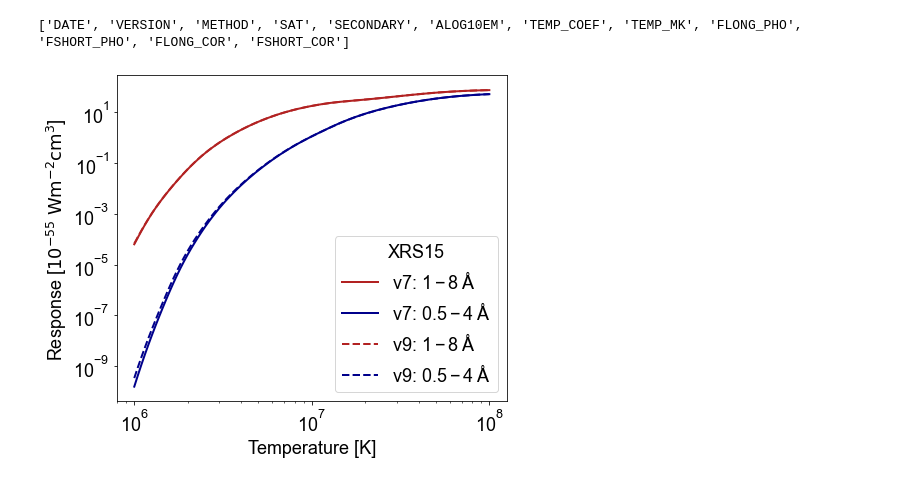
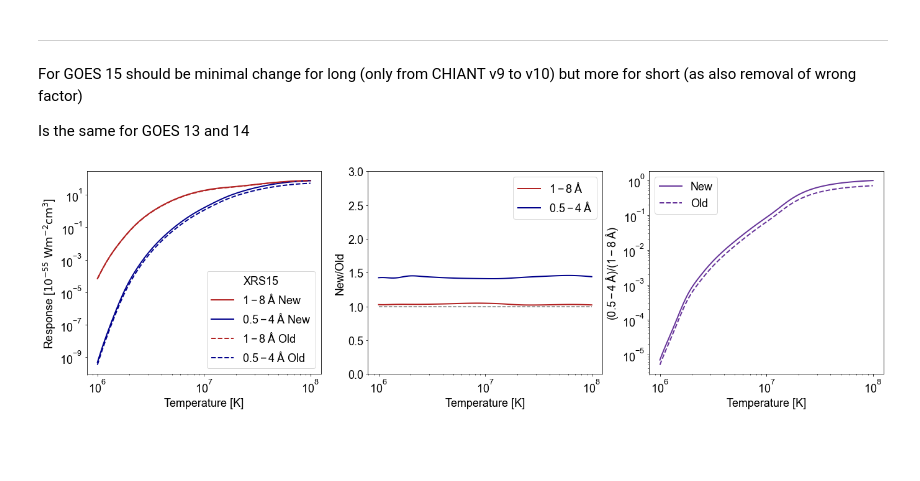
Before and after one commit to ianan/xrs_example, a Jupyter notebook: xrs_compare_tresp.ipynb, the cells around one changed output. Saved outputs shown, nothing was run; the diff lists cells and outputs as text; code cells hidden in the pictures; blank space fills up the shorter version.

Commit message:
updated to use new responses

```diff
--- a/xrs_compare_tresp.ipynb
+++ b/xrs_compare_tresp.ipynb
@@ -19,14 +21,0 @@ resp15_v7, resptmk15_v7 = gtem.get_resps_old()
-# %%
-# Load in the newer ones from the fits files created by
-# https://hesperia.gsfc.nasa.gov/ssw/gen/idl/synoptic/goes/buildresponse/goes_chianti_response.pro
-# version calculated in Jul-2020 for CHv9 and in
-# https://hesperia.gsfc.nasa.gov/ssw/gen/idl/atest/goes_chianti_resp_20200812.fits
-
-rfile='goes_chianti_resp_20200812.fits'
-hdulist = fits.open(rfile)
-respdat=hdulist[1].data
-resphdr = hdulist[1].header
-print(hdulist[1].columns.names)
-hdulist.close()
-# %% [output]
-['DATE', 'VERSION', 'METHOD', 'SAT', 'SECONDARY', 'ALOG10EM', 'TEMP_COEF', 'TEMP_MK', 'FLONG_PHO', 'FSHORT_PHO', 'FLONG_COR', 'FSHORT_COR']
@@ -40,17 +22,48 @@ resp15_v9[:,1]=respdat["FSHORT_COR"][sat-1]
+# %% [markdown]
+---
+For GOES 15 should be minimal change for long (only from CHIANT v9 to v10) but more for short (as also removal of wrong factor)
+
+Is the same for GOES 13 and 14
 # %%
-# Plot it to see what it is like:
-plt.rcParams.update({'font.size': 18,'font.family':"sans-serif",\
-                         'font.sans-serif':"Arial",'mathtext.default':"regular"})
-fig,ax = plt.subplots(figsize=(7, 6))
-plt.plot(1e6*resptmk15_v7,resp15_v7[:,0],marker=None,color='firebrick',lw=2,label='v7: $1-8\;\AA$')
-plt.plot(1e6*resptmk15_v7,resp15_v7[:,1],marker=None,color='darkblue',lw=2,label='v7: $0.5-4\;\AA$')
-plt.plot(1e6*resptmk15_v9,resp15_v9[:,0],marker=None,color='firebrick',lw=2,ls='--',label='v9: $1-8\;\AA$')
-plt.plot(1e6*resptmk15_v9,resp15_v9[:,1],marker=None,color='darkblue',lw=2,ls='--',label='v9: $0.5-4\;\AA$')
-ax.set_ylabel("Response [$\mathrm{10^{-55}\;Wm^{-2}cm^{3}}$]")
-ax.set_xlabel("Temperature [K]")
-ax.set_xscale("log")
-ax.set_yscale("log")
-plt.legend(title='XRS15')
+# Load in responses for GOES 15
+sat=15
+resps_old, resptmk_old = gtem.get_resps(sat=sat,old_ver=True)
+resps, resptmk = gtem.get_resps(sat=sat)
+
+# Plot them to see what they look like:
+fig= plt.figure(figsize=(23, 6))
+
+ax1 = fig.add_subplot(1, 3, 1)
+plt.plot(1e6*resptmk,resps[:,0],marker=None,color='firebrick',lw=2,label='$1-8\;\AA$ New')
+plt.plot(1e6*resptmk,resps[:,1],marker=None,color='darkblue',lw=2,label='$0.5-4\;\AA$ New')
+plt.plot(1e6*resptmk_old,resps_old[:,0],marker=None,ls='--',color='firebrick',lw=2,label='$1-8\;\AA$ Old')
+plt.plot(1e6*resptmk_old,resps_old[:,1],marker=None,ls='--',color='darkblue',lw=2,label='$0.5-4\;\AA$ Old')
+ax1.set_ylabel("Response [$\mathrm{10^{-55}\;Wm^{-2}cm^{3}}$]")
+ax1.set_xlabel("Temperature [K]")
+ax1.set_xscale("log")
+ax1.set_yscale("log")
+plt.legend(title='XRS{:.0f}'.format(sat))
+
+ax2 = fig.add_subplot(1, 3, 2)
+plt.plot(1e6*resptmk,resps[:,0]/resps_old[:,0],marker=None,color='firebrick',lw=2,label='$1-8\;\AA$')
+plt.plot(1e6*resptmk,resps[:,1]/resps_old[:,1],marker=None,color='darkblue',lw=2,label='$0.5-4\;\AA$')
+plt.plot([1e6*np.min(resptmk),1e6*np.max(resptmk)],[1,1],'--',color='grey')
+plt.ylim([0,3])
+ax2.set_ylabel("New/Old")
+ax2.set_xlabel("Temperature [K]")
+ax2.set_xscale("log")
+ax2.set_yscale("linear")
+plt.legend()
+
+
+ax3 = fig.add_subplot(1, 3, 3)
+plt.plot(1e6*resptmk,resps[:,1]/resps[:,0],marker=None,color='rebeccapurple',lw=2,label='New')
+plt.plot(1e6*resptmk,resps_old[:,1]/resps_old[:,0],marker=None,color='rebeccapurple',ls='--',lw=2,label='Old')
+ax3.set_ylabel("$(0.5-4\;\AA)$/$(1-8\;\AA)$")
+ax3.set_xlabel("Temperature [K]")
+ax3.set_xscale("log")
+ax3.set_yscale("log")
+plt.legend()
 plt.show()
 # %% [output]
-[figure, old version]
+[figure, new version]
```
Also changed, not shown: parts of 10 cells of this notebook, 8 other files.
